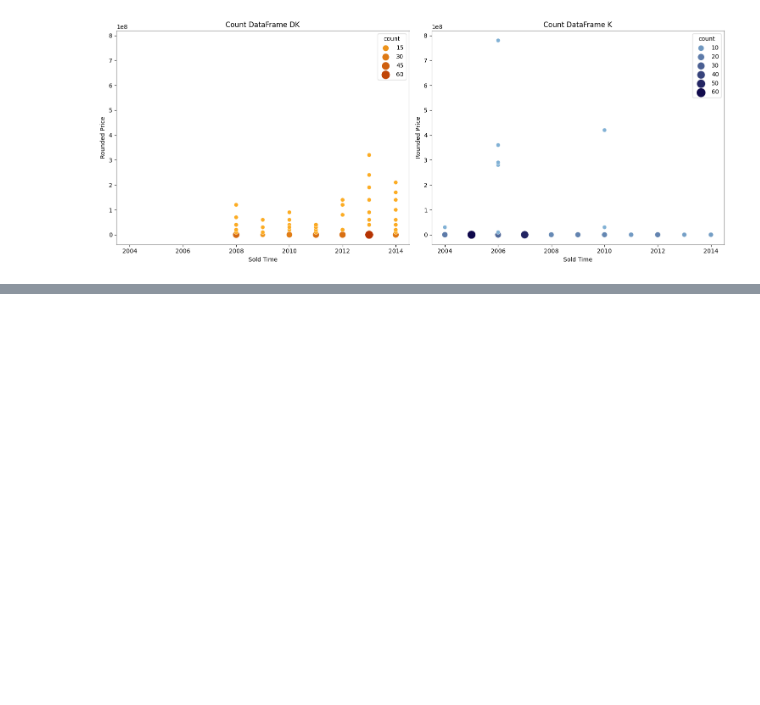
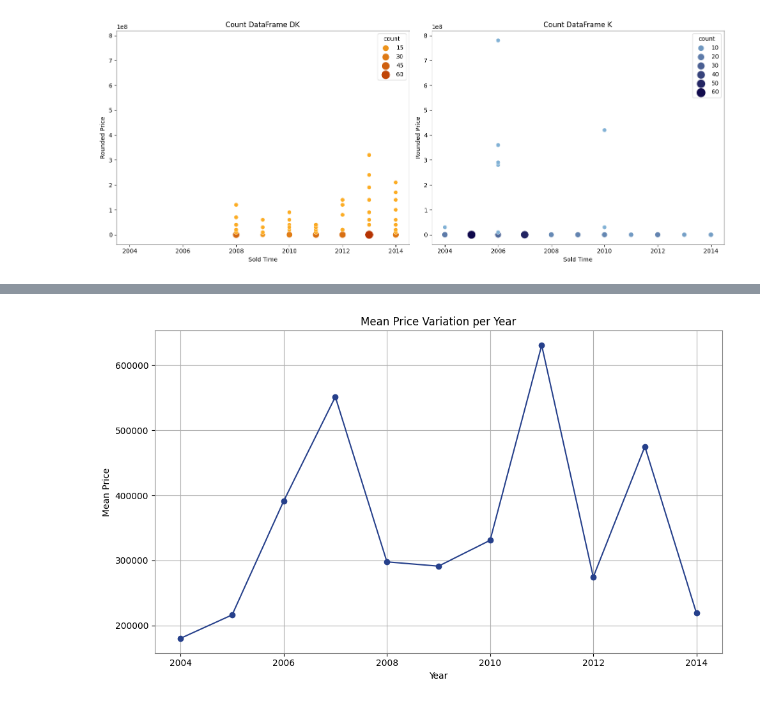
Before and after one commit to giorgiacrosilla/reputationera, a Jupyter notebook: tobesent/reputation_era.ipynb, the cells around one changed output, grey strips where cells are left out. Drawn from its saved outputs; the diff is of its cells as text; code cells hidden in the pictures; blank space fills up the shorter version.

```diff
--- a/tobesent/reputation_era.ipynb
+++ b/tobesent/reputation_era.ipynb
@@ -933,0 +976,16 @@ This analysis shows us that
+# %%
+#median price per year Klimt
+pd.options.display.float_format = '{:.2f}'.format
+
+
+mean_price = new_dataframe_k['price'].median()
+
+print('overall mean:', mean_price)
+
+
+# Calculate the mean price for each value of 'soldtime'
+mean_price_per_year_k = new_dataframe_k.groupby('soldtime')['price'].median()
+
+
+# Print the mean price for each year
+mean_price_per_year_k
@@ -933,0 +1007,12 @@ This analysis shows us that
+# %%
+# Plot the variation of mean price per year
+plt.figure(figsize=(10, 6))
+mean_price_per_year_k.plot(kind='line', marker='o', color='#26408B')
+plt.title('Mean Price Variation per Year')
+plt.xlabel('Year')
+plt.ylabel('Mean Price')
+plt.grid(True)
+plt.tight_layout()
+plt.show()
+# %% [output]
+[figure, added]
```
Also changed, not shown: parts of 14 cells of this notebook.
